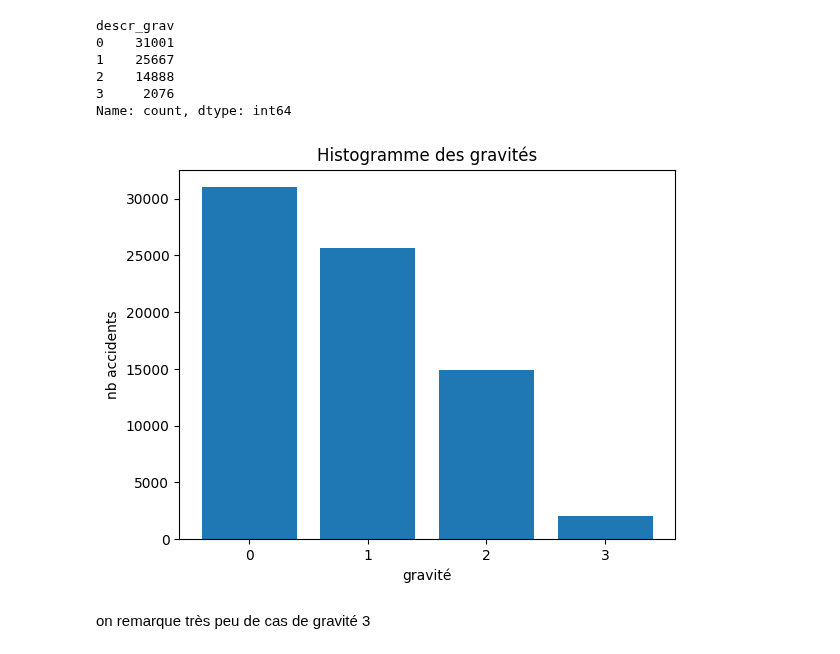
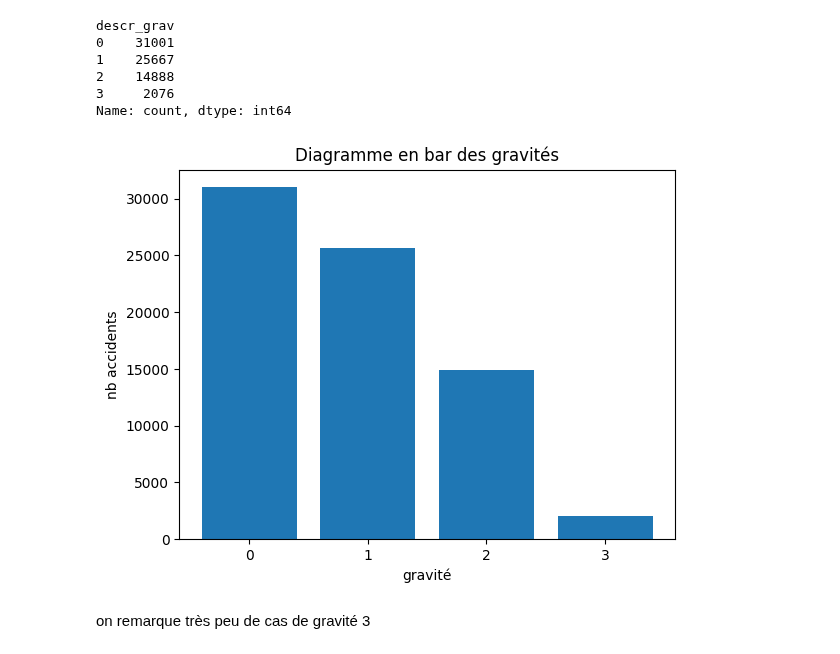
Before and after one commit to Epwo/ProjetA3-23, a Jupyter notebook: IA/preparation/prepare.ipynb, the cells around one changed output. Saved outputs shown, nothing was run; the diff lists cells and outputs as text; code cells hidden in the pictures.

```diff
--- a/IA/preparation/prepare.ipynb
+++ b/IA/preparation/prepare.ipynb
@@ -53,7 +53,7 @@ import matplotlib.pyplot as plt
 # %% [markdown]
 # Découverte des données
 # %%
-data = pd.read_csv("../../Big Data/csvOutput.csv")
+data = pd.read_csv("../csvOutput.csv")
 data.head()
 # %% [output]
 |  | Num_Acc | num_veh | id_usa | date | ville | id_code_insee | latitude | longitude | descr_cat_veh | ... |
@@ -101,14 +101,14 @@ Name: count, dtype: int64
 # %%
 # Plot histogramme
 list_uniq = [str(element) for element in (data['descr_grav']).sort_values().unique()]
 
 plt.bar(list_uniq,data['descr_grav'].value_counts())
 plt.xlabel('gravité')
 plt.ylabel('nb accidents')
-plt.title('Histogramme des gravités')
+plt.title('Diagramme en bar des gravités')
 plt.show()
 # %% [output]
-[figure, old version]
+[figure, new version]
 # %% [markdown]
 on remarque très peu de cas de gravité 3
 # %%
```
Also changed, not shown: 1 other file.
